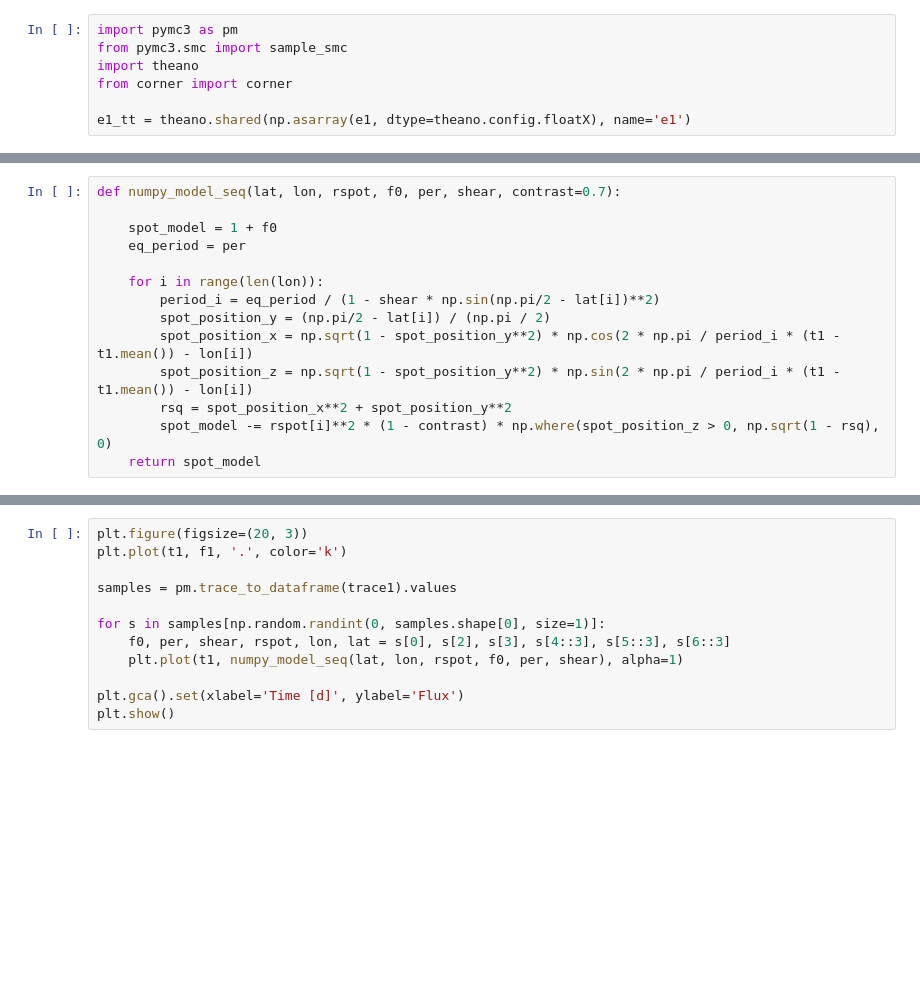
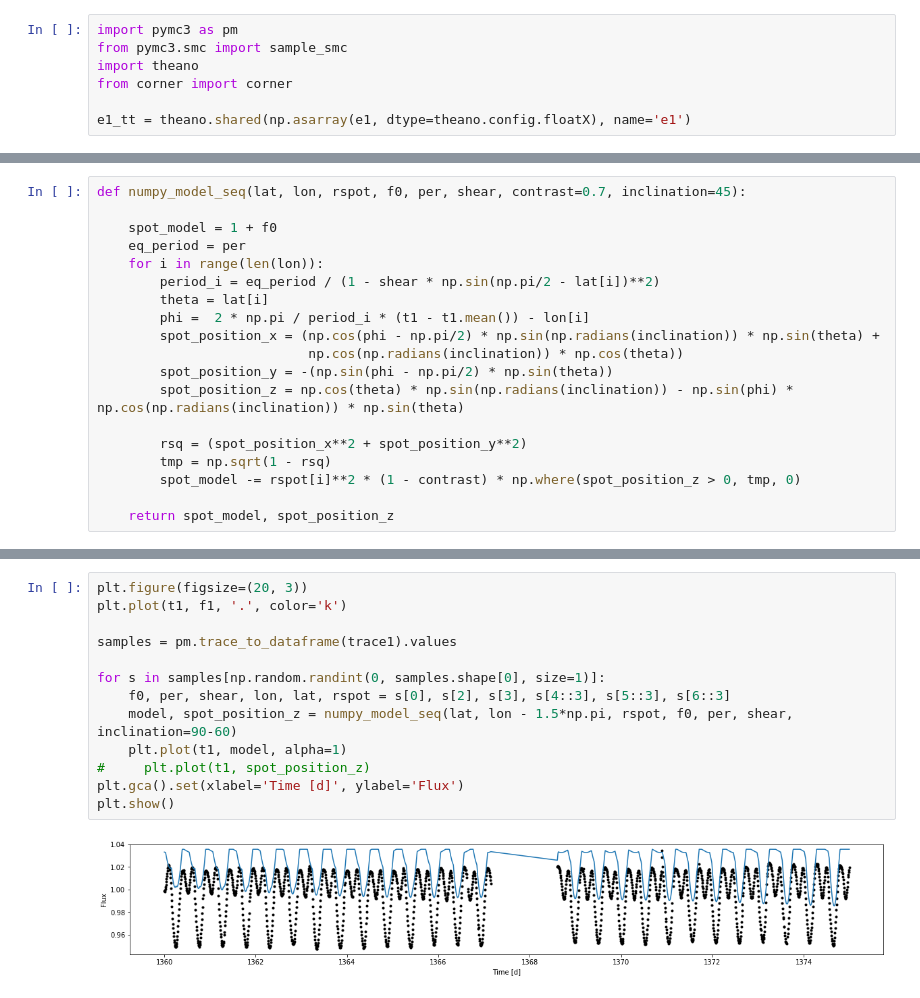
Before and after one commit to bmorris3/fdl-dr, a Jupyter notebook: tess_abdor.ipynb, the cells around one changed output, grey strips where cells are left out. Drawn from its saved outputs; the diff is of its cells as text; blank space fills up the shorter version.

```diff
--- a/tess_abdor.ipynb
+++ b/tess_abdor.ipynb
@@ -76,14 +106,19 @@ Sample initial stage: ...
 # %%
-def numpy_model_seq(lat, lon, rspot, f0, per, shear, contrast=0.7):
+def numpy_model_seq(lat, lon, rspot, f0, per, shear, contrast=0.7, inclination=45):
 
     spot_model = 1 + f0
     eq_period = per
-
     for i in range(len(lon)):
         period_i = eq_period / (1 - shear * np.sin(np.pi/2 - lat[i])**2)
-        spot_position_y = (np.pi/2 - lat[i]) / (np.pi / 2)
-        spot_position_x = np.sqrt(1 - spot_position_y**2) * np.cos(2 * np.pi / period_i * (t1 - t1.mean()) - lon[i])
-        spot_position_z = np.sqrt(1 - spot_position_y**2) * np.sin(2 * np.pi / period_i * (t1 - t1.mean()) - lon[i])
-        rsq = spot_position_x**2 + spot_position_y**2
-        spot_model -= rspot[i]**2 * (1 - contrast) * np.where(spot_position_z > 0, np.sqrt(1 - rsq), 0)
-    return spot_model
+        theta = lat[i]
+        phi =  2 * np.pi / period_i * (t1 - t1.mean()) - lon[i]
+        spot_position_x = (np.cos(phi - np.pi/2) * np.sin(np.radians(inclination)) * np.sin(theta) +
+                           np.cos(np.radians(inclination)) * np.cos(theta))
+        spot_position_y = -(np.sin(phi - np.pi/2) * np.sin(theta))
+        spot_position_z = np.cos(theta) * np.sin(np.radians(inclination)) - np.sin(phi) * np.cos(np.radians(inclination)) * np.sin(theta)
+
+        rsq = (spot_position_x**2 + spot_position_y**2)
+        tmp = np.sqrt(1 - rsq)
+        spot_model -= rspot[i]**2 * (1 - contrast) * np.where(spot_position_z > 0, tmp, 0)
+
+    return spot_model, spot_position_z
@@ -90,12 +129,15 @@ def numpy_model_seq(lat, lon, rspot, f0, per, shear, contrast=0.7):
 # %%
 plt.figure(figsize=(20, 3))
 plt.plot(t1, f1, '.', color='k')
 
 samples = pm.trace_to_dataframe(trace1).values
 
 for s in samples[np.random.randint(0, samples.shape[0], size=1)]:
-    f0, per, shear, rspot, lon, lat = s[0], s[2], s[3], s[4::3], s[5::3], s[6::3]
-    plt.plot(t1, numpy_model_seq(lat, lon, rspot, f0, per, shear), alpha=1)
-
+    f0, per, shear, lon, lat, rspot = s[0], s[2], s[3], s[4::3], s[5::3], s[6::3]
+    model, spot_position_z = numpy_model_seq(lat, lon - 1.5*np.pi, rspot, f0, per, shear, inclination=90-60)
+    plt.plot(t1, model, alpha=1)
+#     plt.plot(t1, spot_position_z)
 plt.gca().set(xlabel='Time [d]', ylabel='Flux')
 plt.show()
+# %% [output]
+[figure, added]
```
Also changed, not shown: parts of 8 cells of this notebook.
